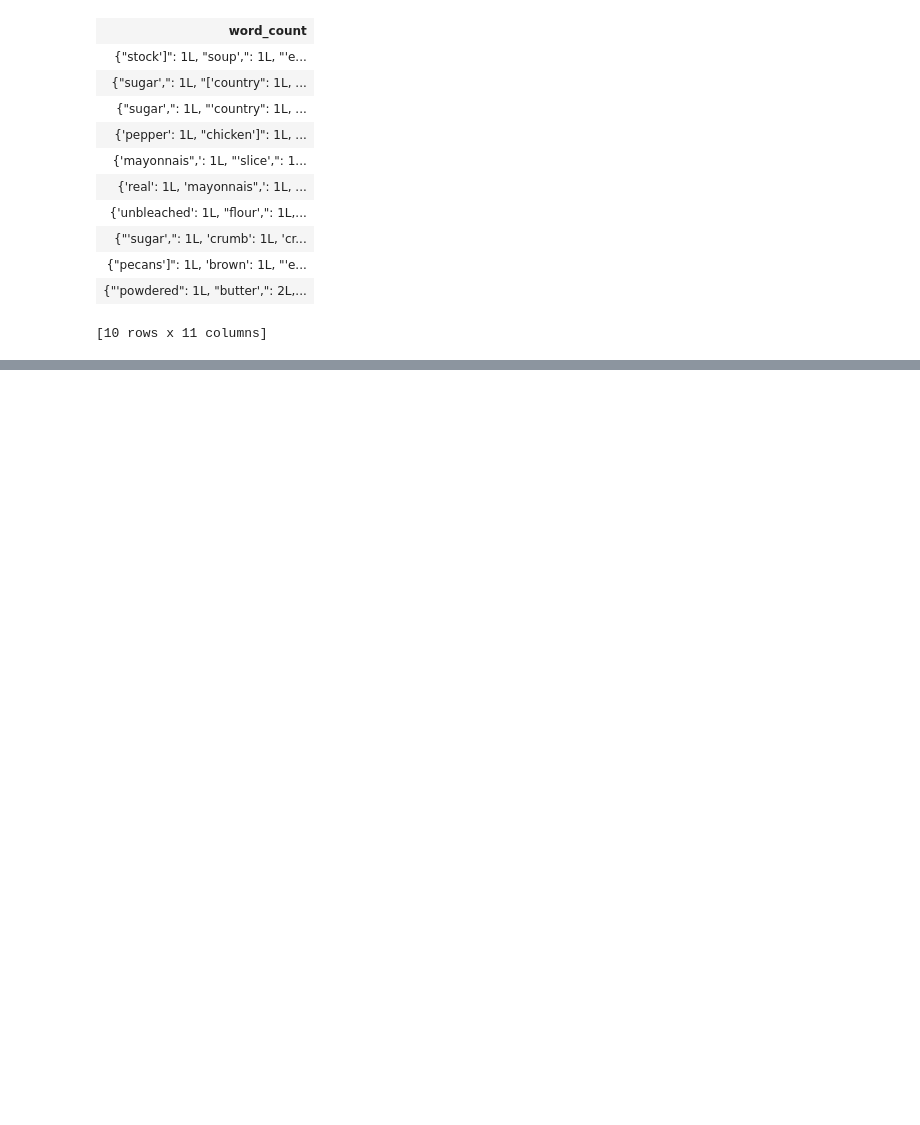
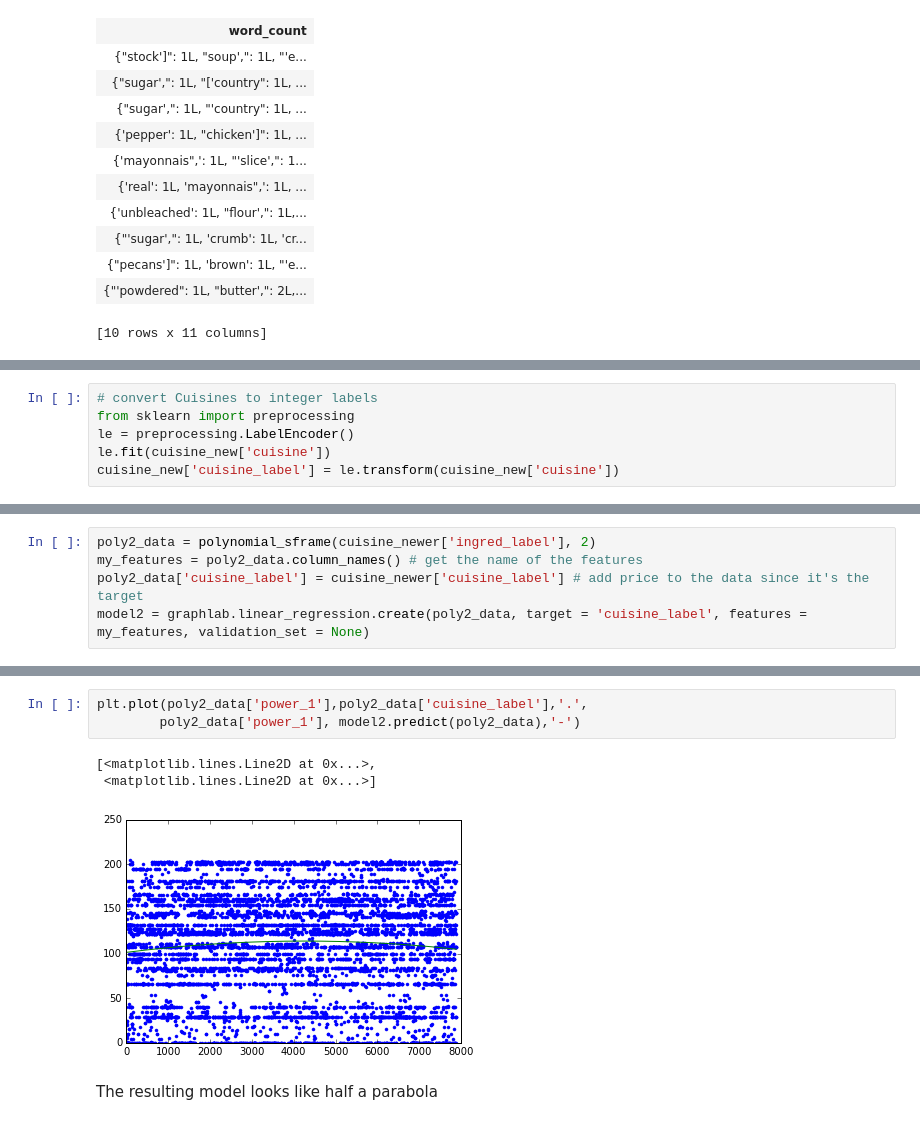
Before and after one commit to ishank62/Intelligent-Refregerator, a Jupyter notebook: Research Project.ipynb, the cells around one changed output, grey strips where cells are left out. Drawn from its saved outputs; the diff is of its cells as text; blank space fills up the shorter version.

```diff
--- a/Research Project.ipynb
+++ b/Research Project.ipynb
@@ -1089,0 +1184,6 @@ cuisine_new.head()
+# %%
+# convert Cuisines to integer labels
+from sklearn import preprocessing
+le = preprocessing.LabelEncoder()
+le.fit(cuisine_new['cuisine'])
+cuisine_new['cuisine_label'] = le.transform(cuisine_new['cuisine'])
@@ -1089,0 +1499,5 @@ cuisine_new.head()
+# %%
+poly2_data = polynomial_sframe(cuisine_newer['ingred_label'], 2)
+my_features = poly2_data.column_names() # get the name of the features
+poly2_data['cuisine_label'] = cuisine_newer['cuisine_label'] # add price to the data since it's the target
+model2 = graphlab.linear_regression.create(poly2_data, target = 'cuisine_label', features = my_features, validation_set = None)
@@ -1089,0 +1526,9 @@ cuisine_new.head()
+# %%
+plt.plot(poly2_data['power_1'],poly2_data['cuisine_label'],'.',
+        poly2_data['power_1'], model2.predict(poly2_data),'-')
+# %% [output]
+[<matplotlib.lines.Line2D at 0x...>,
+ <matplotlib.lines.Line2D at 0x...>]
+[figure, added]
+# %% [markdown]
+The resulting model looks like half a parabola
```
Also changed, not shown: parts of 366 cells of this notebook, 1 other file.
